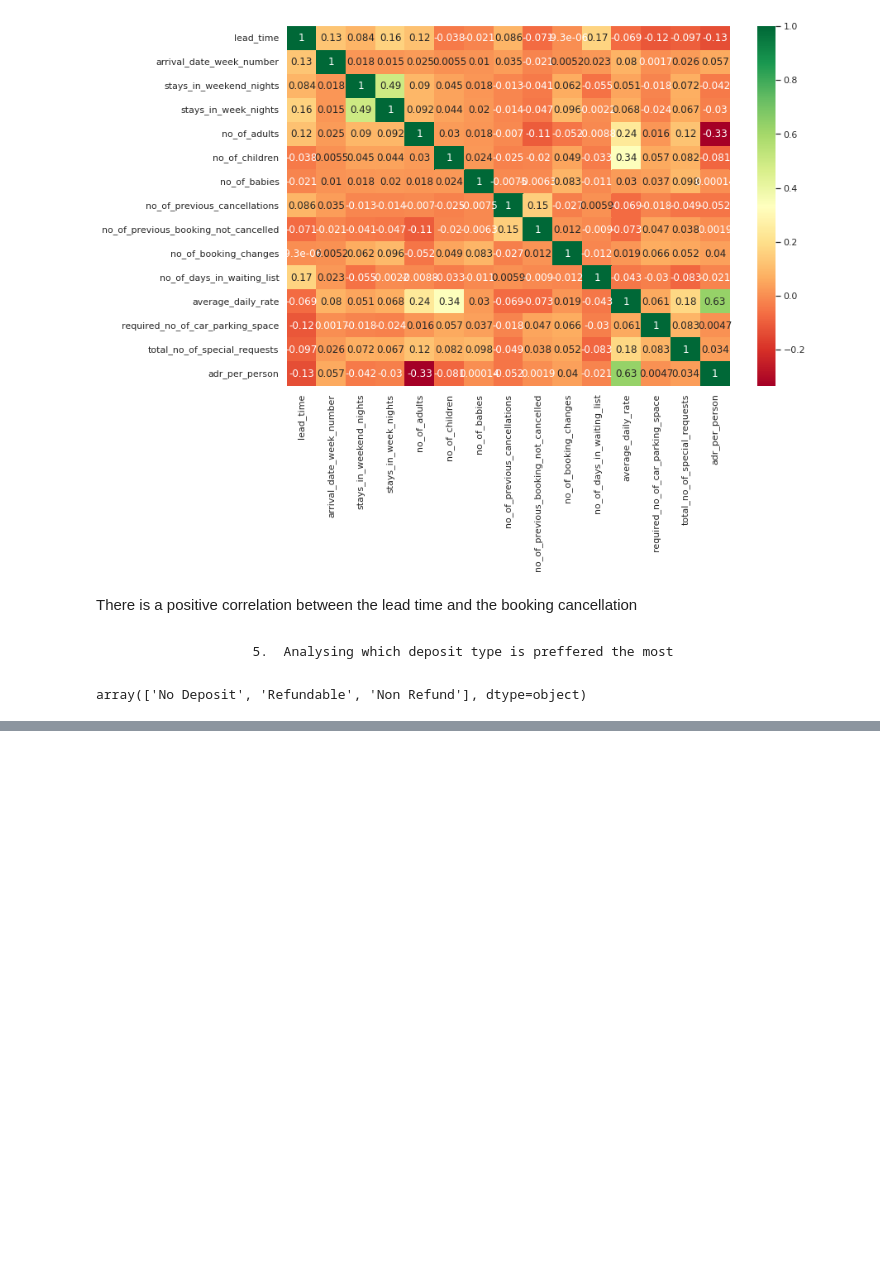
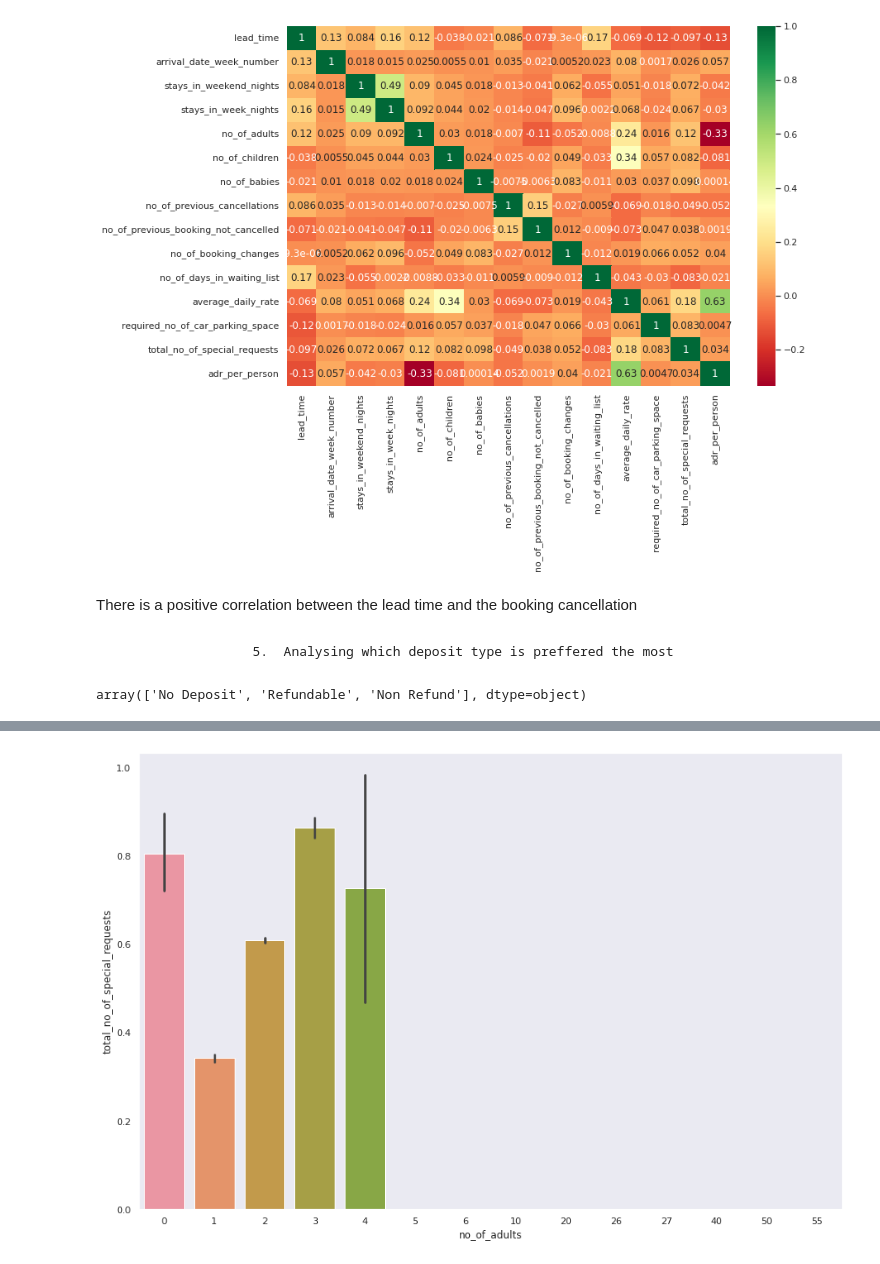
Before and after one commit to SomyaH99/Data_analysis_0f_Hotel_bookings, a Jupyter notebook: Hotel_Booking_Analysis_Capstone_Project.ipynb, the cells around one changed output, grey strips where cells are left out. Drawn from its saved outputs; the diff is of its cells as text; code cells hidden in the pictures; blank space fills up the shorter version.

```diff
--- a/Hotel_Booking_Analysis_Capstone_Project.ipynb
+++ b/Hotel_Booking_Analysis_Capstone_Project.ipynb
@@ -425,0 +506,7 @@ plt.show()
+# %%
+#Special request on the basis of number of adults.
+sns.barplot(x="no_of_adults", y="total_no_of_special_requests",data= df)
+fig = plt.gcf()
+fig.set_size_inches(15,10)
+# %% [output]
+[figure, added]
```
Also changed, not shown: parts of 16 cells of this notebook.
